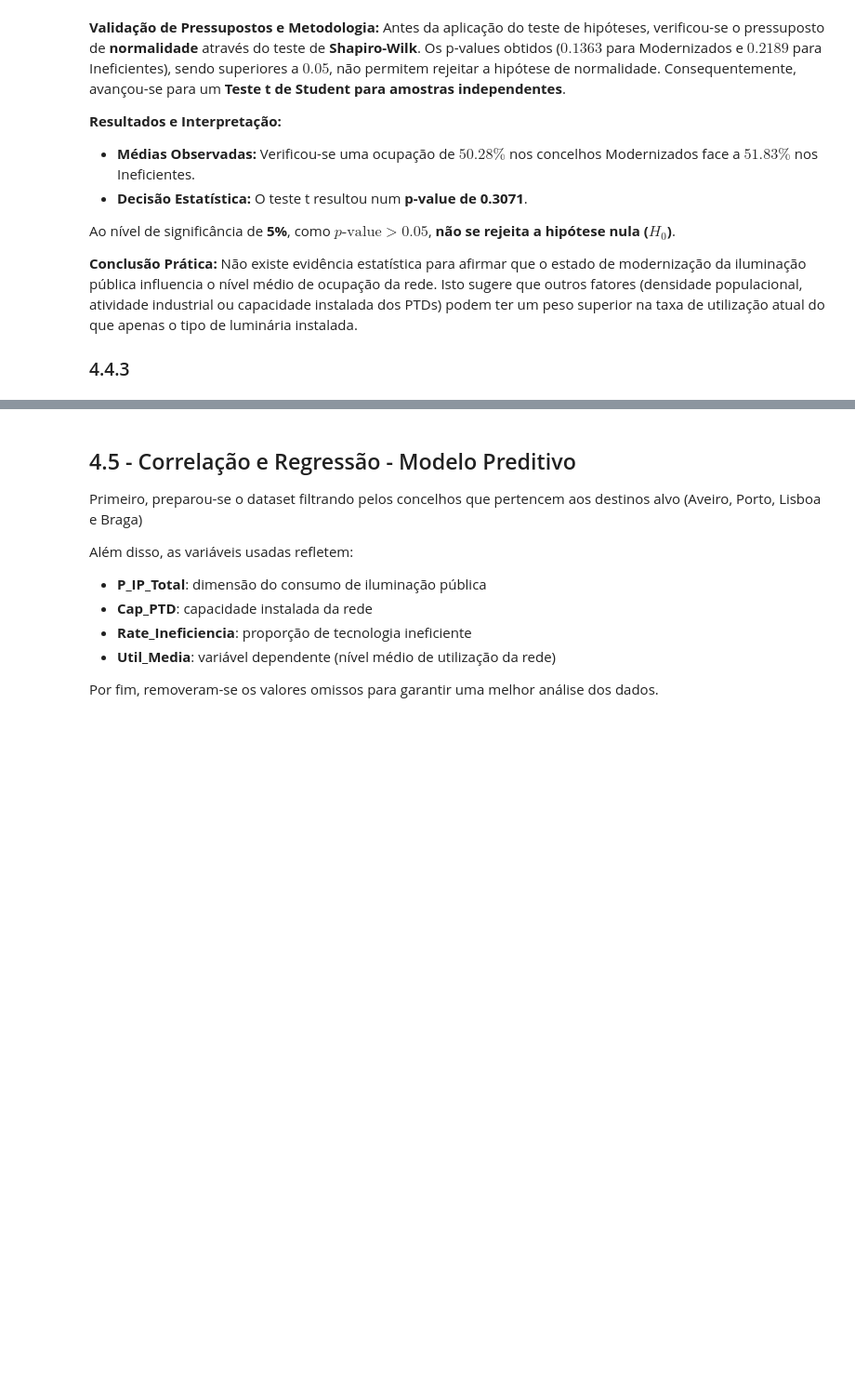
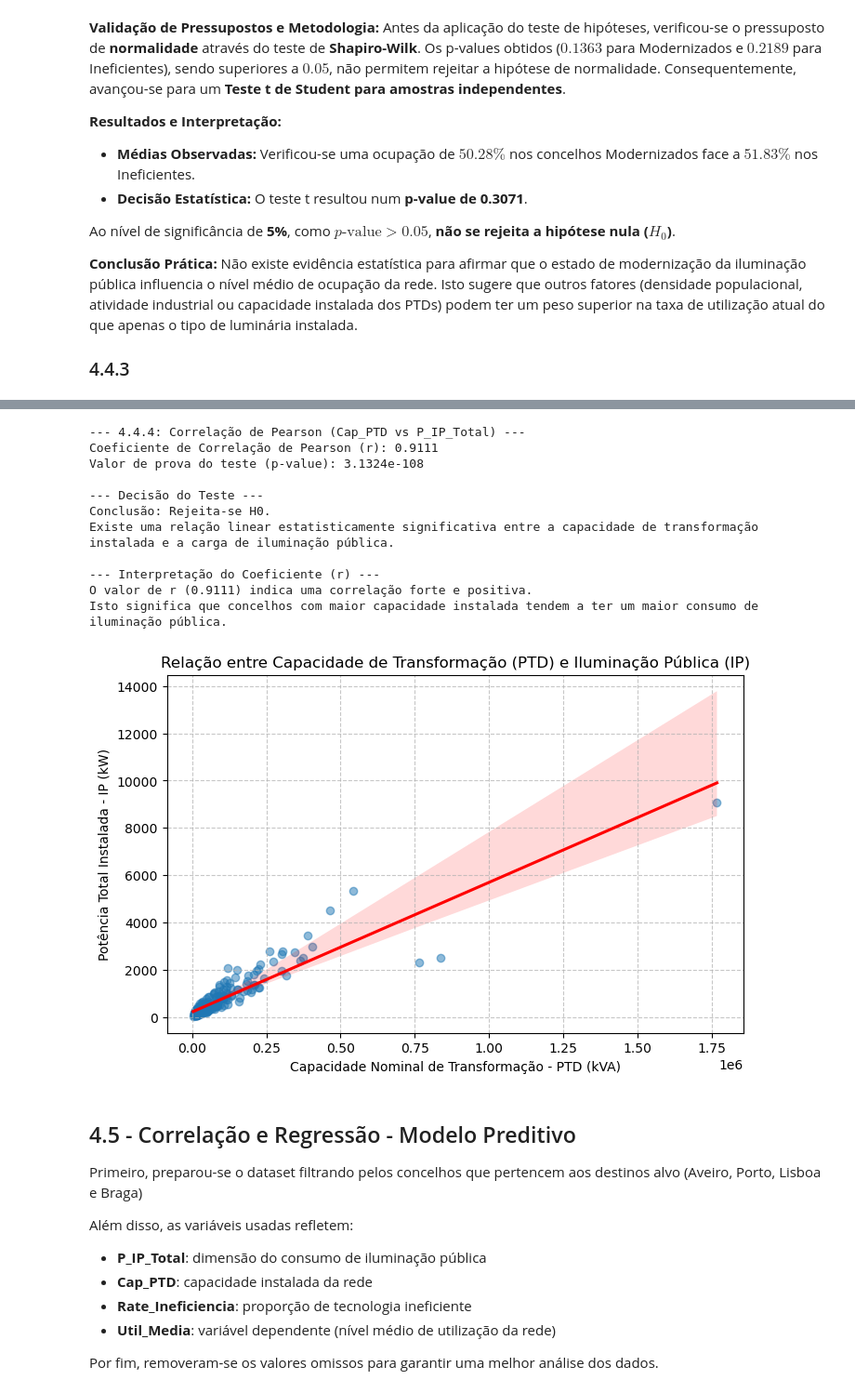
Before and after one commit to regina1230726/ANADI_TPA_3DI_1230726_1231003_1230620, a Jupyter notebook: codigo.ipynb, the cells around one changed output, grey strips where cells are left out. Shown at 93% size. Drawn from its saved outputs; the diff is of its cells as text; code cells hidden in the pictures; blank space fills up the shorter version.

Commit message:
4.4.4 - Correlação entre Capacidade PTD e Iluminação Pública

```diff
--- a/codigo.ipynb
+++ b/codigo.ipynb
@@ -698,3 +708,66 @@ Lisboa/Litoral Sul Norte/Centro Litoral    0.036 0.0546 -0.0006 0.0725  False
+# %%
+print("\n--- 4.4.4: Correlação de Pearson (Cap_PTD vs P_IP_Total) ---")
+
+# 1. Isolar as variáveis (garantir que não há NaNs nas duas colunas)
+df_corr = df_final[["Cap_PTD", "P_IP_Total"]].dropna()
+x = df_corr["Cap_PTD"]
+y = df_corr["P_IP_Total"]
+
+# 2. Calcular a correlação de Pearson
+coef_corr_pearson, p_value = pearsonr(x, y)
+
+print(f"Coeficiente de Correlação de Pearson (r): {coef_corr_pearson:.4f}")
+print(f"Valor de prova do teste (p-value): {p_value:.4e}")
+
+# 3. Processo de decisão
+alpha = 0.05
+print("\n--- Decisão do Teste ---")
+if p_value < alpha:
+    print("Conclusão: Rejeita-se H0.")
+    print("Existe uma relação linear estatisticamente significativa entre a capacidade de transformação instalada e a carga de iluminação pública.")
+else:
+    print("Conclusão: Não se rejeita H0.")
+    print("Não existe evidência estatística de uma relação linear significativa.")
+
+# 4. Interpretação do Coeficiente (r)
+print("\n--- Interpretação do Coeficiente (r) ---")
+if coef_corr_pearson > 0.7:
+    forca = "forte e positiva"
+elif coef_corr_pearson > 0.3:
+    forca = "moderada e positiva"
+elif coef_corr_pearson > 0:
+    forca = "fraca e positiva"
+elif coef_corr_pearson < -0.7:
+    forca = "forte e negativa"
+elif coef_corr_pearson < -0.3:
+    forca = "moderada e negativa"
+else:
+    forca = "fraca e negativa"
+
+print(f"O valor de r ({coef_corr_pearson:.4f}) indica uma correlação {forca}.")
+print("Isto significa que concelhos com maior capacidade instalada tendem a ter um maior consumo de iluminação pública.")
+
+# 5. Gráfico de Dispersão (Visualização)
+plt.figure(figsize=(8, 5))
+sns.regplot(x=x, y=y, scatter_kws={'alpha':0.5}, line_kws={'color':'red'})
+plt.title("Relação entre Capacidade de Transformação (PTD) e Iluminação Pública (IP)")
+plt.xlabel("Capacidade Nominal de Transformação - PTD (kVA)")
+plt.ylabel("Potência Total Instalada - IP (kW)")
+plt.grid(True, linestyle='--', alpha=0.7)
+plt.show()
+# %% [output]
+--- 4.4.4: Correlação de Pearson (Cap_PTD vs P_IP_Total) ---
+Coeficiente de Correlação de Pearson (r): 0.9111
+Valor de prova do teste (p-value): 3.1324e-108
+
+--- Decisão do Teste ---
+Conclusão: Rejeita-se H0.
+Existe uma relação linear estatisticamente significativa entre a capacidade de transformação instalada e a carga de iluminação pública.
+
+--- Interpretação do Coeficiente (r) ---
+O valor de r (0.9111) indica uma correlação forte e positiva.
+Isto significa que concelhos com maior capacidade instalada tendem a ter um maior consumo de iluminação pública.
+[figure, added]
 # %% [markdown]
 ## 4.5 - Correlação e Regressão - Modelo Preditivo
 
```
Also changed, not shown: parts of 8 cells of this notebook, 1 other file.
